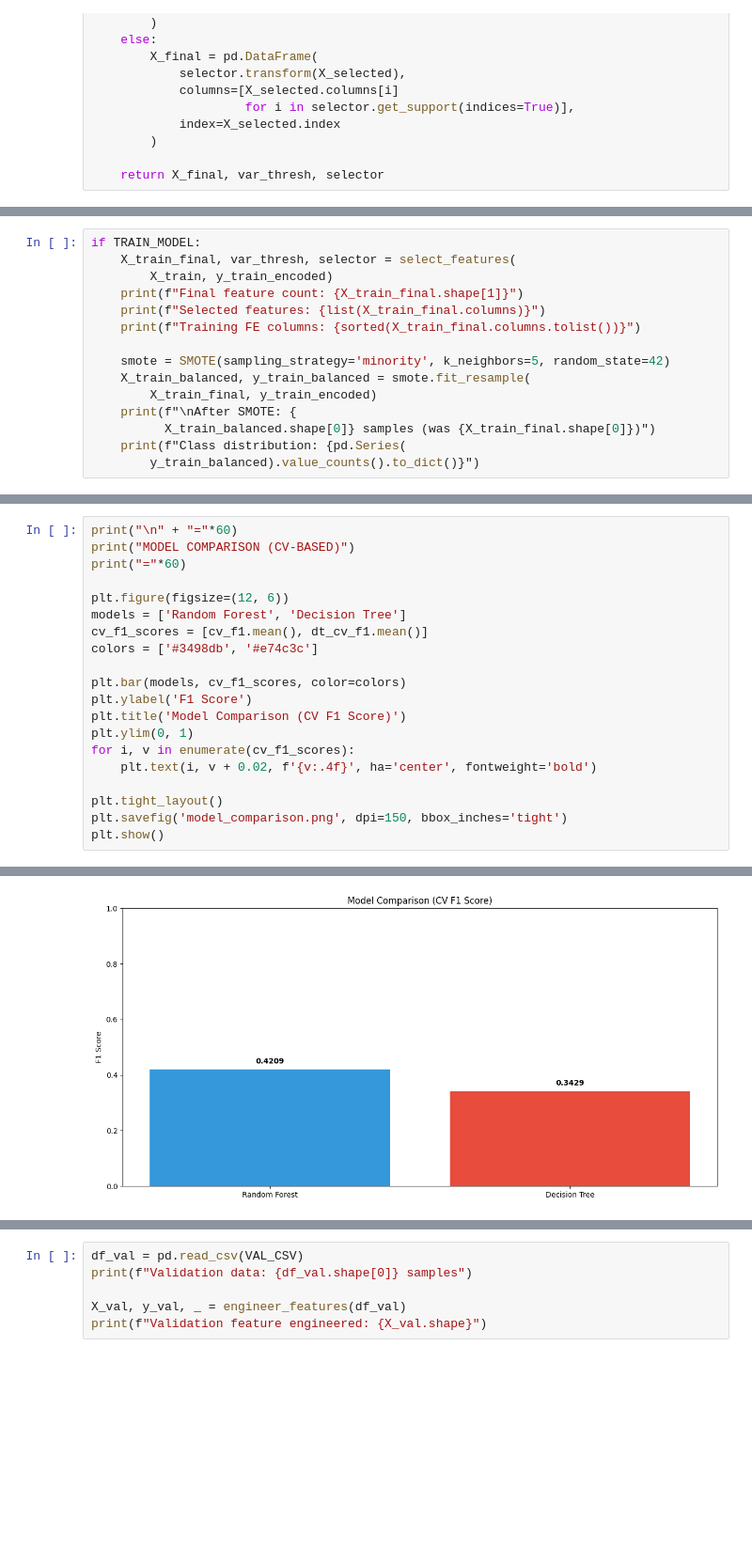
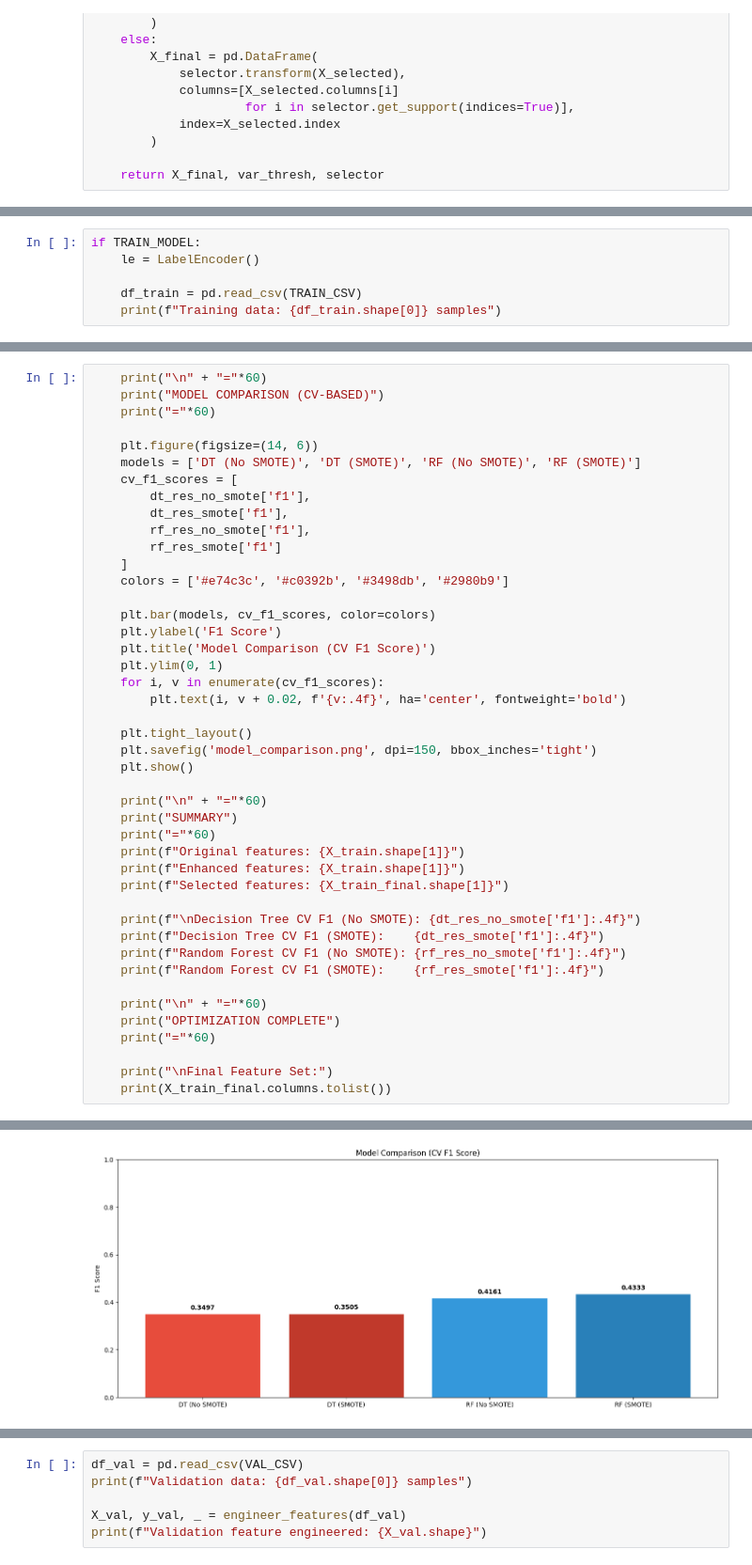
Before and after one commit to ArtLiathain/masters-thesis, a Jupyter notebook: data_analysis/machine_learning/decision_tree.ipynb, the cells around one changed output, grey strips where cells are left out. Shown at 94% size. Cells and saved outputs as stored; diff of their text form; blank space fills up the shorter version.

```diff
--- a/data_analysis/machine_learning/decision_tree.ipynb
+++ b/data_analysis/machine_learning/decision_tree.ipynb
@@ -174,16 +234,7 @@ Feature engineered shape: (9044, 100)
 # %%
 if TRAIN_MODEL:
-    X_train_final, var_thresh, selector = select_features(
-        X_train, y_train_encoded)
-    print(f"Final feature count: {X_train_final.shape[1]}")
-    print(f"Selected features: {list(X_train_final.columns)}")
-    print(f"Training FE columns: {sorted(X_train_final.columns.tolist())}")
+    le = LabelEncoder()
 
-    smote = SMOTE(sampling_strategy='minority', k_neighbors=5, random_state=42)
-    X_train_balanced, y_train_balanced = smote.fit_resample(
-        X_train_final, y_train_encoded)
-    print(f"\nAfter SMOTE: {
-          X_train_balanced.shape[0]} samples (was {X_train_final.shape[0]})")
-    print(f"Class distribution: {pd.Series(
-        y_train_balanced).value_counts().to_dict()}")
+    df_train = pd.read_csv(TRAIN_CSV)
+    print(f"Training data: {df_train.shape[0]} samples")
 # %% [output]
@@ -570,25 +558,49 @@ Decision Tree Rules (first 4 levels):
 # %%
-print("\n" + "="*60)
-print("MODEL COMPARISON (CV-BASED)")
-print("="*60)
+    print("\n" + "="*60)
+    print("MODEL COMPARISON (CV-BASED)")
+    print("="*60)
 
-plt.figure(figsize=(12, 6))
-models = ['Random Forest', 'Decision Tree']
-cv_f1_scores = [cv_f1.mean(), dt_cv_f1.mean()]
-colors = ['#3498db', '#e74c3c']
+    plt.figure(figsize=(14, 6))
+    models = ['DT (No SMOTE)', 'DT (SMOTE)', 'RF (No SMOTE)', 'RF (SMOTE)']
+    cv_f1_scores = [
+        dt_res_no_smote['f1'],
+        dt_res_smote['f1'],
+        rf_res_no_smote['f1'],
+        rf_res_smote['f1']
+    ]
+    colors = ['#e74c3c', '#c0392b', '#3498db', '#2980b9']
 
-plt.bar(models, cv_f1_scores, color=colors)
-plt.ylabel('F1 Score')
-plt.title('Model Comparison (CV F1 Score)')
-plt.ylim(0, 1)
-for i, v in enumerate(cv_f1_scores):
-    plt.text(i, v + 0.02, f'{v:.4f}', ha='center', fontweight='bold')
+    plt.bar(models, cv_f1_scores, color=colors)
+    plt.ylabel('F1 Score')
+    plt.title('Model Comparison (CV F1 Score)')
+    plt.ylim(0, 1)
+    for i, v in enumerate(cv_f1_scores):
+        plt.text(i, v + 0.02, f'{v:.4f}', ha='center', fontweight='bold')
 
-plt.tight_layout()
-plt.savefig('model_comparison.png', dpi=150, bbox_inches='tight')
-plt.show()
+    plt.tight_layout()
+    plt.savefig('model_comparison.png', dpi=150, bbox_inches='tight')
+    plt.show()
+
+    print("\n" + "="*60)
+    print("SUMMARY")
+    print("="*60)
+    print(f"Original features: {X_train.shape[1]}")
+    print(f"Enhanced features: {X_train.shape[1]}")
+    print(f"Selected features: {X_train_final.shape[1]}")
+
+    print(f"\nDecision Tree CV F1 (No SMOTE): {dt_res_no_smote['f1']:.4f}")
+    print(f"Decision Tree CV F1 (SMOTE):    {dt_res_smote['f1']:.4f}")
+    print(f"Random Forest CV F1 (No SMOTE): {rf_res_no_smote['f1']:.4f}")
+    print(f"Random Forest CV F1 (SMOTE):    {rf_res_smote['f1']:.4f}")
+
+    print("\n" + "="*60)
+    print("OPTIMIZATION COMPLETE")
+    print("="*60)
+
+    print("\nFinal Feature Set:")
+    print(X_train_final.columns.tolist())
 # %% [output]
 ============================================================
 MODEL COMPARISON (CV-BASED)
 ============================================================
-[figure, old version]
+[figure, new version]
```
Also changed, not shown: parts of 15 cells of this notebook, 46 other files.
